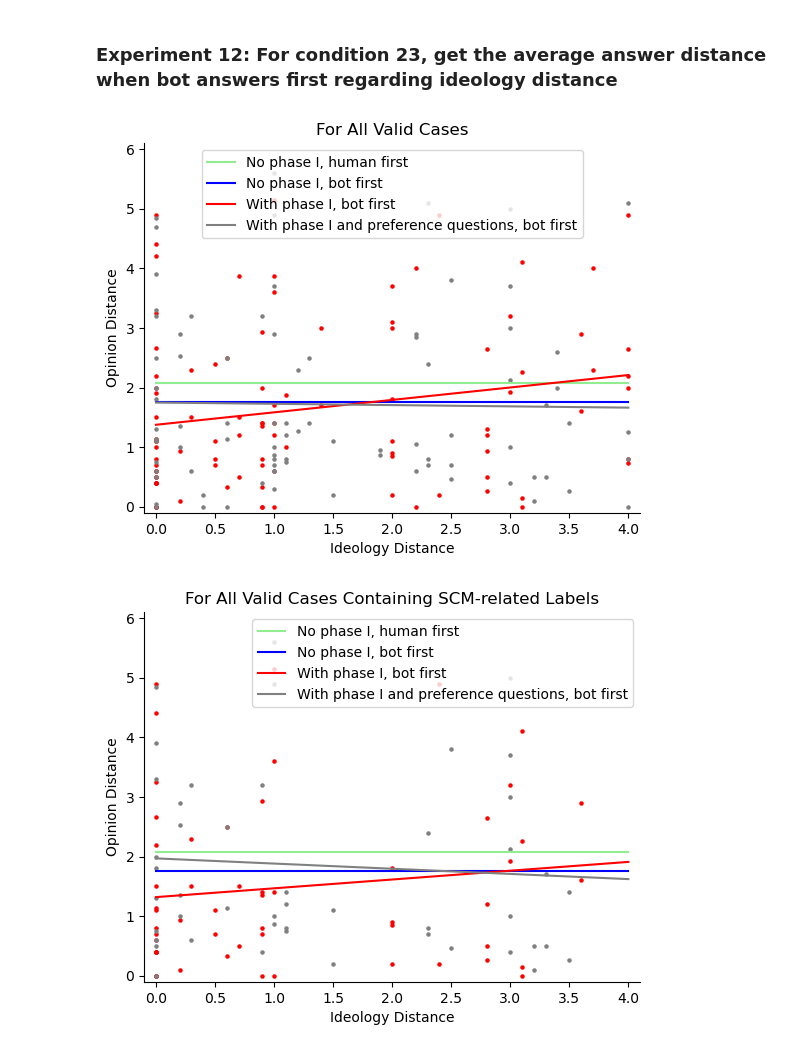
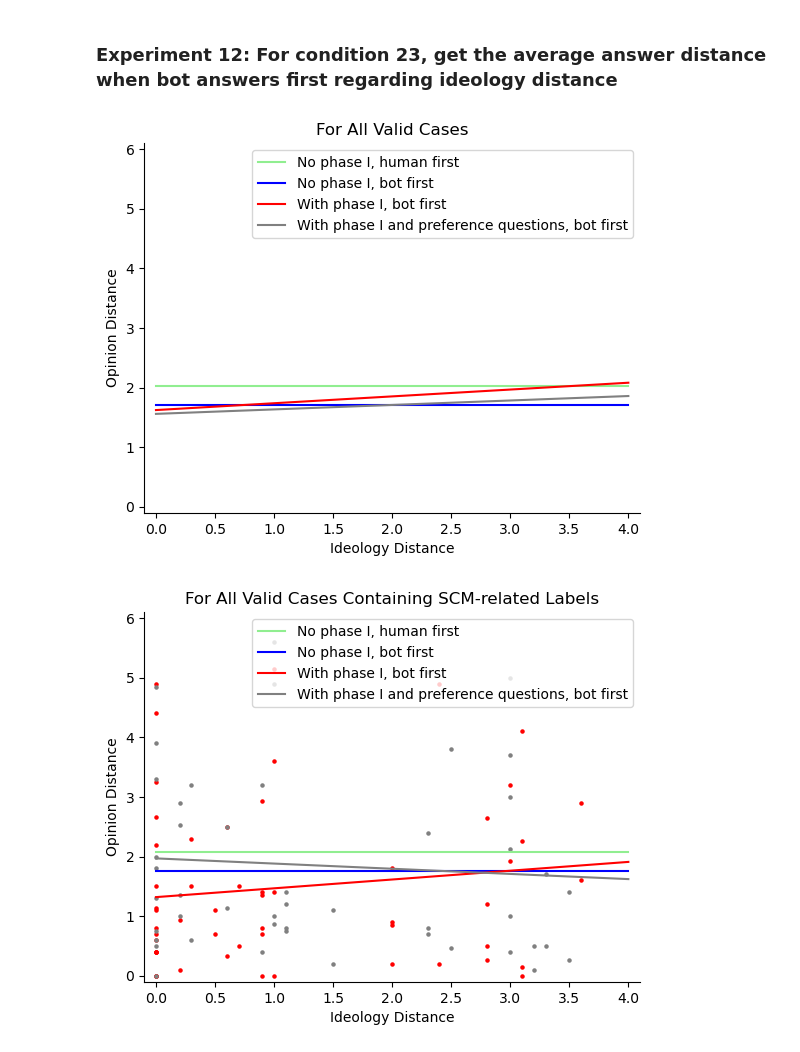
Before and after one commit to yindeqiang/Online-Politicization-Experiment-Website, a Jupyter notebook: data_analysis/condition.ipynb, the cells around one changed output. Drawn from its saved outputs; the diff is of its cells as text; code cells hidden in the pictures.

Commit message:
finish data analysis

```diff
--- a/data_analysis/condition.ipynb
+++ b/data_analysis/condition.ipynb
@@ -219,20 +182,13 @@ print(f"{each_answer[1]['has_SCM_label'].mean():.2%} participants in condition 2
+# %%
+for i in range(3):
+    each_answer[i].to_csv(f'condition_{i + 1}.csv')
 # %% [markdown]
 ### Control 1: For condition 123, get the average answer distance when human answers first
 # %%
-simulation_times = 100
 human_first_answer_distances = []
-
-def calculate_answer_distance(row):
-    if row['who_answers_first'] == 0 or row['who_answers_first'] == 2:
-        return abs(row['answers'][1] - row['answers'][row['who_answers_first']])
-    else:
-        return abs(row['answers'][1] - (random.random() * 6 - 3))
-
-for _ in range(simulation_times):
-    for i in range(3):
-        each_answer[i]['answer_distance'] = each_answer[i].apply(calculate_answer_distance, axis=1)
-        human_first_answer_distances += each_answer[i]['answer_distance'][each_answer[i]['who_answers_first'] == 1].tolist()
+for i in range(3):
+    human_first_answer_distances += each_answer[i]['answer_distance'][each_answer[i]['who_answers_first'] == 1].tolist()
 
 human_first_answer_distance = sum(human_first_answer_distances) / len(human_first_answer_distances)
-print(f"If human answers first, the average answer distance is {human_first_answer_distance:.3f} ({int(len(human_first_answer_distances) / simulation_times)} data points)")
+print(f"If human answers first, the average answer distance is {human_first_answer_distance:.3f} ({int(len(human_first_answer_distances))} data points)")
 # %% [output]
@@ -295,33 +251,33 @@ plt.show()
 # %%
 def plot_figure_when_bot_answers_first(each_answer, ax, color, label=None, display_scatter=False):
     bot_answers_first_c2 = each_answer['who_answers_first'] != 1
     bot_first_answer_distances_c2 = each_answer['answer_distance'][bot_answers_first_c2].tolist()
     bot_first_ideology_distances_c2 = each_answer['ideology_distance'][bot_answers_first_c2].tolist()
     m_c2, b_c2 = np.polyfit(x=bot_first_ideology_distances_c2, y=bot_first_answer_distances_c2, deg=1)
     regression_line_x = np.linspace(0, 4, 100)
     regression_line_y_c2 = m_c2 * regression_line_x + b_c2
     if display_scatter:
         ax.scatter(x=bot_first_ideology_distances_c2, y=bot_first_answer_distances_c2, color=color, s=5)
     ax.plot(regression_line_x, regression_line_y_c2, color=color, label=label)
 
 fig, ax = plt.subplots()
 ax.set_xlim(-0.1, 4.1)
 ax.set_ylim(-0.1, 6.1)
 
 ax.plot([0, 4], [human_first_answer_distance, human_first_answer_distance], color='lightgreen', label="No phase I, human first")
 ax.plot([0, 4], [bot_first_answer_distance, bot_first_answer_distance], color='blue', label="No phase I, bot first")
-plot_figure_when_bot_answers_first(each_answer[1], ax, color='r', label="With phase I, bot first", display_scatter=True)
-plot_figure_when_bot_answers_first(each_answer[2], ax, color='grey', label="With phase I and preference questions, bot first", display_scatter=True)
+plot_figure_when_bot_answers_first(each_answer[1], ax, color='r', label="With phase I, bot first", display_scatter=False)
+plot_figure_when_bot_answers_first(each_answer[2], ax, color='grey', label="With phase I and preference questions, bot first", display_scatter=False)
 
 ax.set_title('For All Valid Cases')
 ax.set_xlabel('Ideology Distance')
 ax.set_ylabel('Opinion Distance')
 ax.spines['top'].set_visible(False)
 ax.spines['right'].set_visible(False)
 ax.legend()
 plt.show()
 # %% [output]
-[figure, old version]
+[figure, new version]
 # %%
 def plot_figure_when_bot_answers_first(each_answer, ax, color, label=None, display_scatter=False):
     bot_answers_first_c2 = each_answer['who_answers_first'] != 1
```
Also changed, not shown: parts of 12 cells of this notebook, 2 other files.
